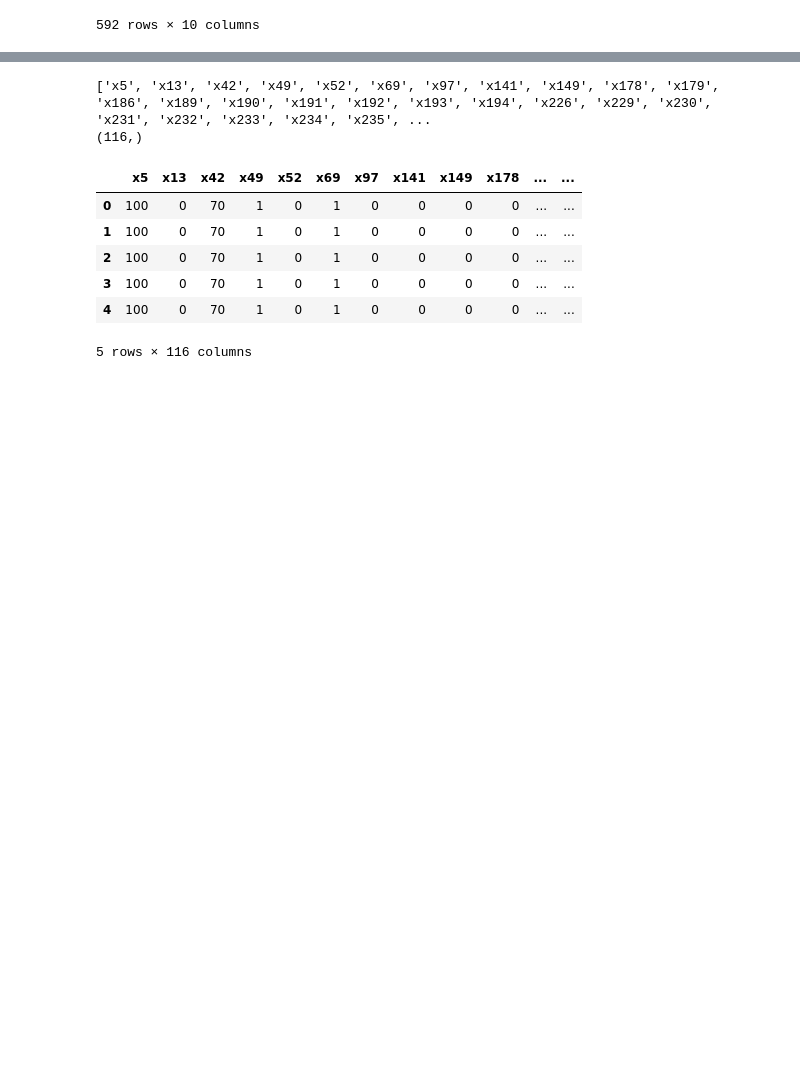
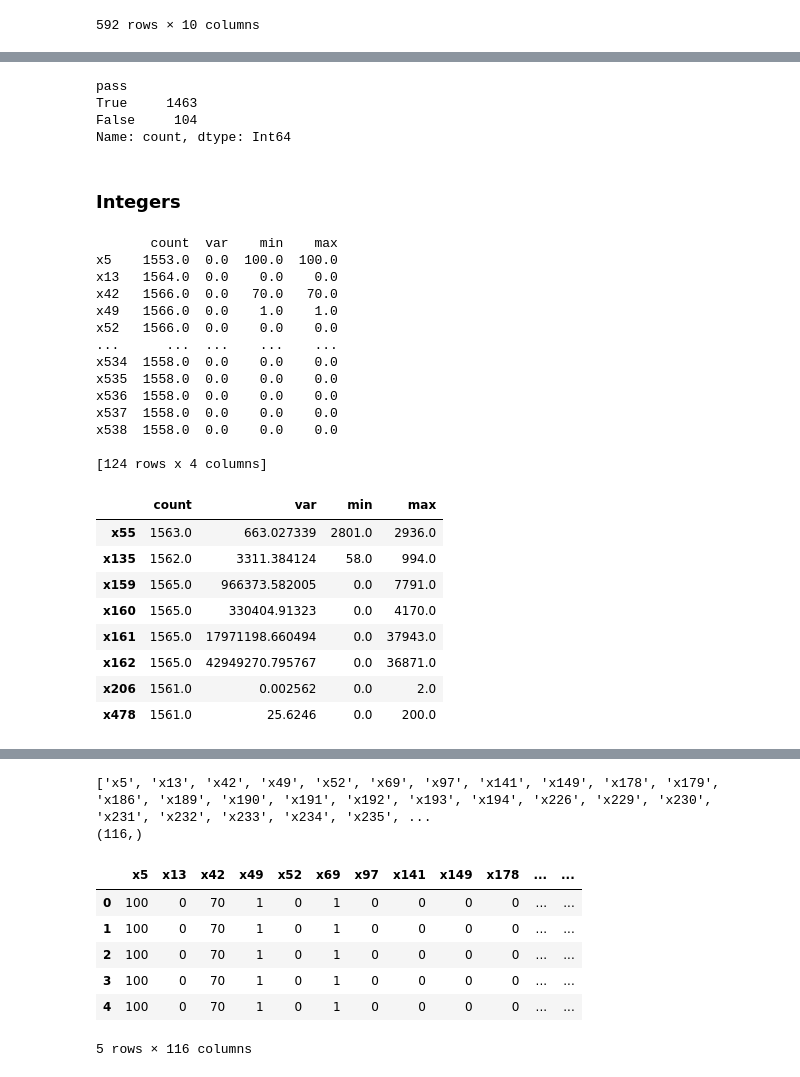
Before and after one commit to pancurster/secom-ml, a Jupyter notebook: notebooks/eda01.ipynb, the cells around one changed output, grey strips where cells are left out. Cells and saved outputs as stored; diff of their text form; code cells hidden in the pictures; blank space fills up the shorter version.

```diff
--- a/notebooks/eda01.ipynb
+++ b/notebooks/eda01.ipynb
@@ -49,0 +84,60 @@ profile(df)
+# %%
+#%%writefile -a ../src/secomml/data_convert_types.py
+def convert_pass_to_boolean(df, column_name='pass'):
+    """
+    Convert a `pass` column in the DataFrame to boolean type.
+
+    Parameters:
+    df (pd.DataFrame): The input DataFrame.
+    column_name (str): The name of the column to convert.
+
+    Returns:
+    pd.DataFrame: A new DataFrame with the specified column converted to boolean type.
+    """
+    df_copy = df.copy()
+    df_copy[column_name] = df_copy[column_name].map(lambda x: 1 if x == -1 else 0)
+    df_copy[column_name] = df_copy[column_name].astype(pd.BooleanDtype())
+    return df_copy
+# %%
+df = convert_pass_to_boolean(df, 'pass')
+# %%
+# Check
+df['pass'].value_counts()
+# %% [output]
+pass
+True     1463
+False     104
+Name: count, dtype: Int64
+# %% [markdown]
+### Integers
+# %%
+# Checking what columns can be converted to smaller integer types based on their min and max values
+df_int64 = df.select_dtypes(include=["Int64"])
+print(df_int64.agg(['count','var','min','max']).T)
+# Care only about columns with non-zero variance, these with zero variance are not useful and will be dropped later.
+df_int64_with_var_not_zero = df_int64.loc[:, df_int64.var() > 0]
+df_int64_with_var_not_zero.agg(['count','var','min','max']).T
+# %% [output]
+       count  var    min    max
+x5    1553.0  0.0  100.0  100.0
+x13   1564.0  0.0    0.0    0.0
+x42   1566.0  0.0   70.0   70.0
+x49   1566.0  0.0    1.0    1.0
+x52   1566.0  0.0    0.0    0.0
+...      ...  ...    ...    ...
+x534  1558.0  0.0    0.0    0.0
+x535  1558.0  0.0    0.0    0.0
+x536  1558.0  0.0    0.0    0.0
+x537  1558.0  0.0    0.0    0.0
+x538  1558.0  0.0    0.0    0.0
+
+[124 rows x 4 columns]
+|  | count | var | min | max |
+| x55 | 1563.0 | 663.027339 | 2801.0 | 2936.0 |
+| x135 | 1562.0 | 3311.384124 | 58.0 | 994.0 |
+| x159 | 1565.0 | 966373.582005 | 0.0 | 7791.0 |
+| x160 | 1565.0 | 330404.91323 | 0.0 | 4170.0 |
+| x161 | 1565.0 | 17971198.660494 | 0.0 | 37943.0 |
+| x162 | 1565.0 | 42949270.795767 | 0.0 | 36871.0 |
+| x206 | 1561.0 | 0.002562 | 0.0 | 2.0 |
+| x478 | 1561.0 | 25.6246 | 0.0 | 200.0 |
```
Also changed, not shown: parts of 16 cells of this notebook, 1 other file.
